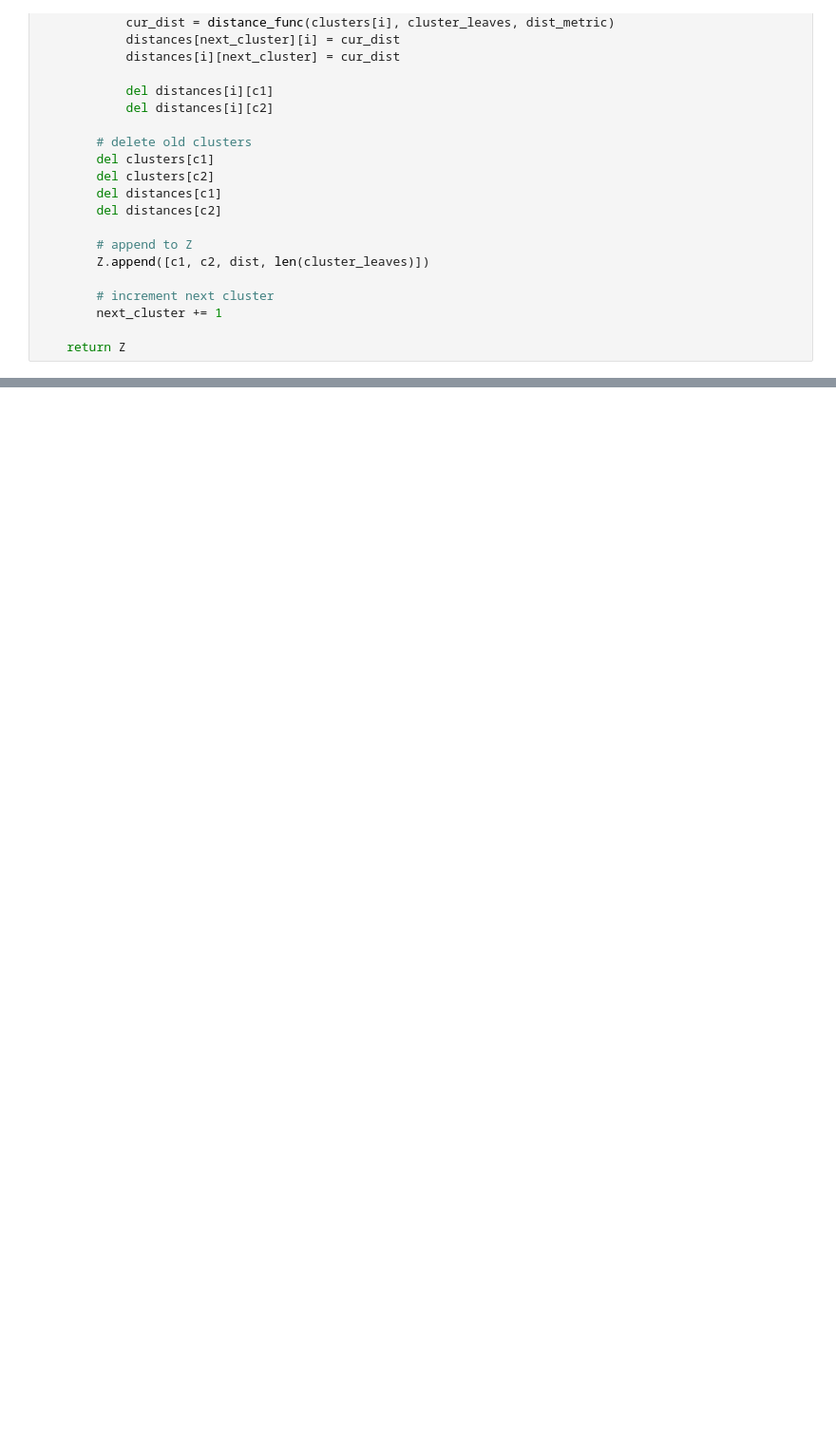
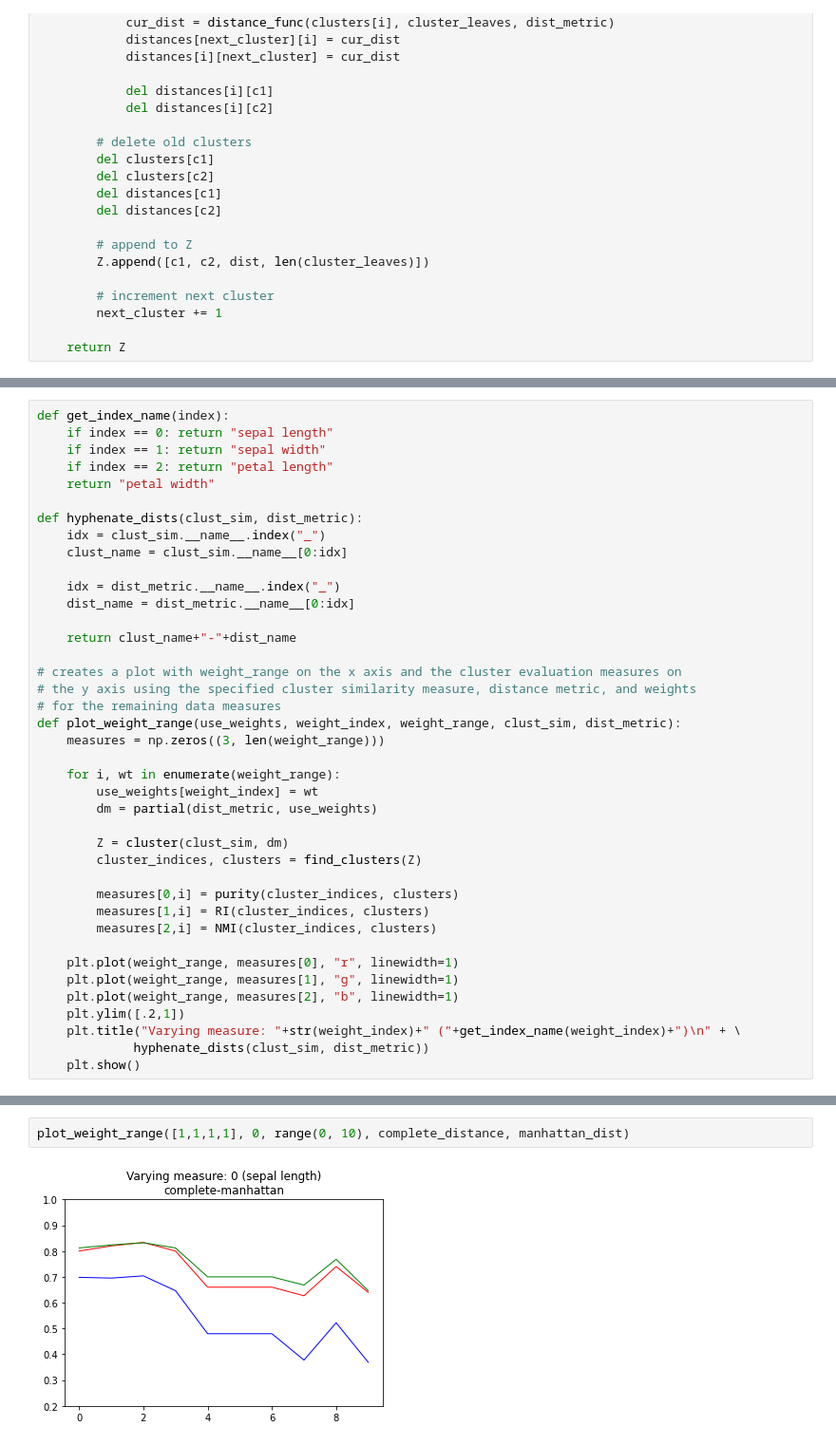
Before and after one commit to joaniffer/466_project, a Jupyter notebook: hierarchy.ipynb, the cells around one changed output, grey strips where cells are left out. Shown at 95% size. Drawn from its saved outputs; the diff is of its cells as text; blank space fills up the shorter version.

```diff
--- a/hierarchy.ipynb
+++ b/hierarchy.ipynb
@@ -405,0 +387,40 @@ NMI: 0.7906785790830966
+# %%
+def get_index_name(index):
+    if index == 0: return "sepal length"
+    if index == 1: return "sepal width"
+    if index == 2: return "petal length"
+    return "petal width"
+
+def hyphenate_dists(clust_sim, dist_metric):
+    idx = clust_sim.__name__.index("_")
+    clust_name = clust_sim.__name__[0:idx]
+
+    idx = dist_metric.__name__.index("_")
+    dist_name = dist_metric.__name__[0:idx]
+
+    return clust_name+"-"+dist_name
+
+# creates a plot with weight_range on the x axis and the cluster evaluation measures on
+# the y axis using the specified cluster similarity measure, distance metric, and weights
+# for the remaining data measures
+def plot_weight_range(use_weights, weight_index, weight_range, clust_sim, dist_metric):
+    measures = np.zeros((3, len(weight_range)))
+
+    for i, wt in enumerate(weight_range):
+        use_weights[weight_index] = wt
+        dm = partial(dist_metric, use_weights)
+
+        Z = cluster(clust_sim, dm)
+        cluster_indices, clusters = find_clusters(Z)
+
+        measures[0,i] = purity(cluster_indices, clusters)
+        measures[1,i] = RI(cluster_indices, clusters)
+        measures[2,i] = NMI(cluster_indices, clusters)
+
+    plt.plot(weight_range, measures[0], "r", linewidth=1)
+    plt.plot(weight_range, measures[1], "g", linewidth=1)
+    plt.plot(weight_range, measures[2], "b", linewidth=1)
+    plt.ylim([.2,1])
+    plt.title("Varying measure: "+str(weight_index)+" ("+get_index_name(weight_index)+")\n" + \
+             hyphenate_dists(clust_sim, dist_metric))
+    plt.show()
@@ -405,0 +487,4 @@ NMI: 0.7906785790830966
+# %%
+plot_weight_range([1,1,1,1], 0, range(0, 10), complete_distance, manhattan_dist)
+# %% [output]
+[figure, added]
```
Also changed, not shown: parts of 14 cells of this notebook.
